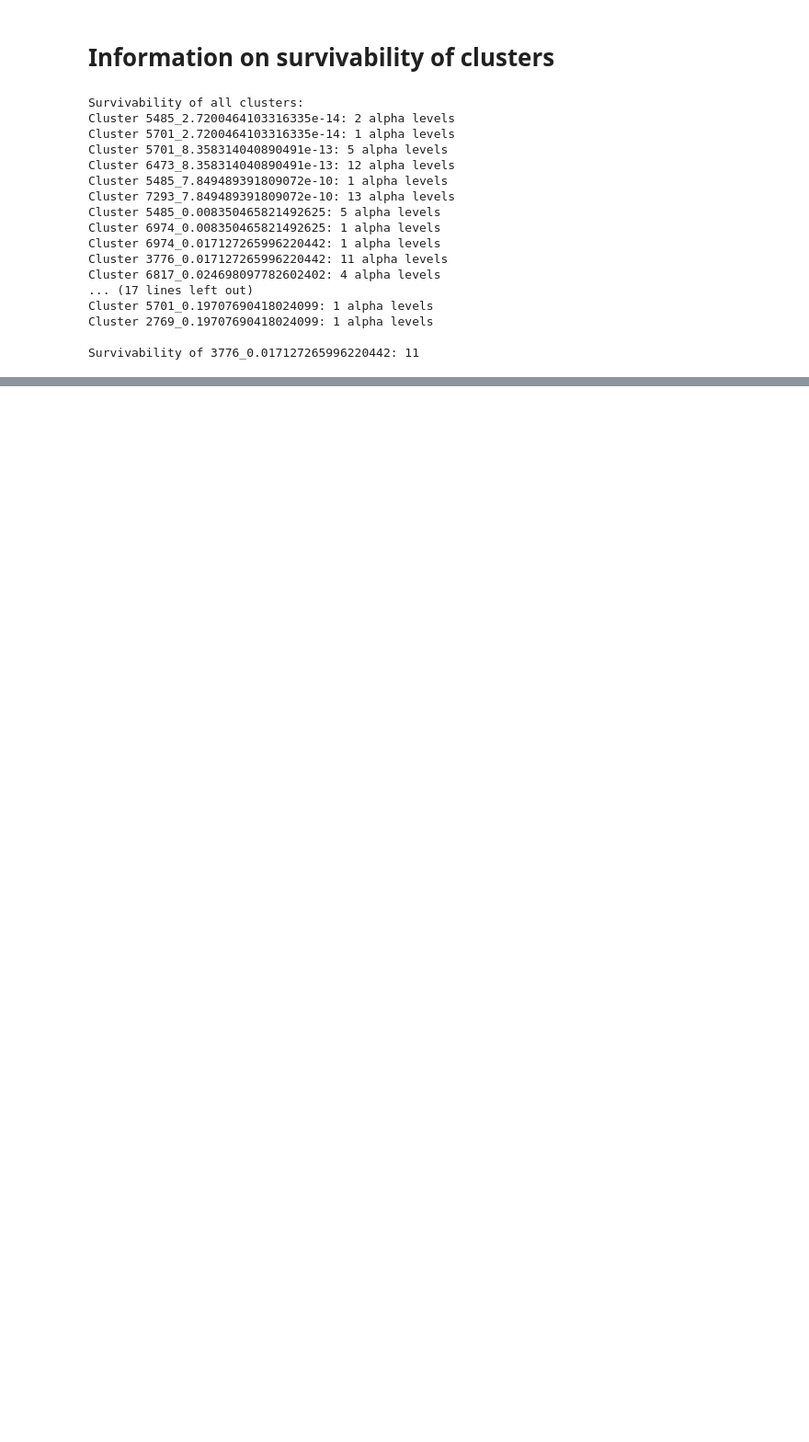
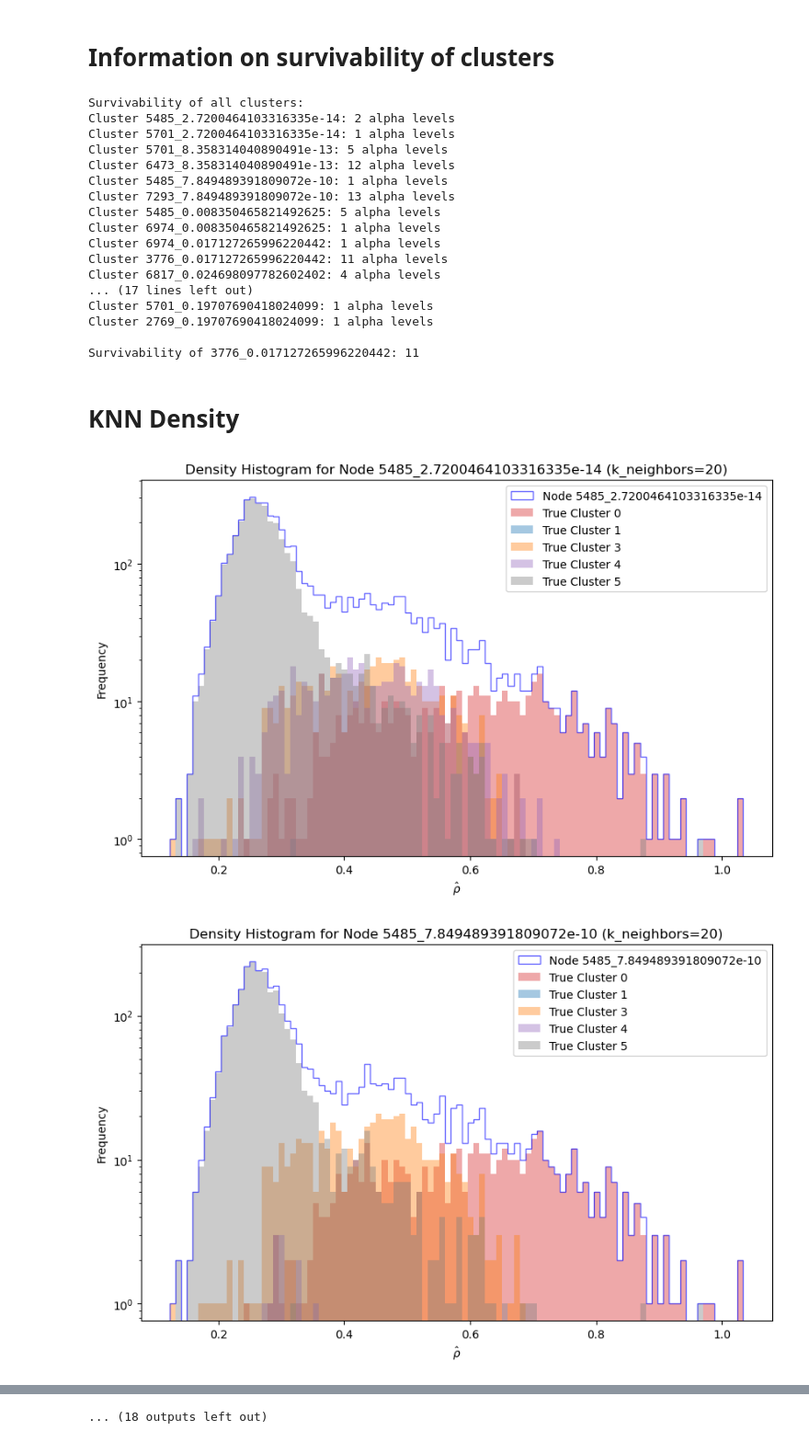
Before and after one commit to ratzenboe/local-clustering, a Jupyter notebook: use_treesigma.ipynb, the cells around one changed output, grey strips where cells are left out. Shown at 92% size. Drawn from its saved outputs; the diff is of its cells as text; code cells hidden in the pictures; blank space fills up the shorter version.

```diff
--- a/use_treesigma.ipynb
+++ b/use_treesigma.ipynb
@@ -361,3 +370,60 @@ Cluster 5701_0.19707690418024099: 1 alpha levels
 Cluster 2769_0.19707690418024099: 1 alpha levels
 
 Survivability of 3776_0.017127265996220442: 11
+# %% [markdown]
+# KNN Density
+# %%
+from scipy.spatial import KDTree
+
+X = df[['x', 'y', 'z']].values  # Using XYZ for spatial positions
+
+# Arrays with indices of the specific true clusters
+clusters = [idx_cluster_1, idx_cluster_2, idx_cluster_3, idx_cluster_4, idx_cluster_5, idx_bg]
+colors = ['tab:red', 'tab:blue', 'tab:green', 'tab:orange', 'tab:purple', 'tab:grey']
+
+# Build a KDTree for distance queries
+kd_tree = KDTree(X)
+
+max_neighbors = max(knn_list)
+k_neighbors = 20
+
+# Dictionary to save kNN density for each node
+knn_density_data = {}
+
+# Iterate through each node in the hierarchy
+for node in tree_sigma.hierarchy.traverse_top_down():
+    if node.parent is None:  # Skip the root node
+        continue
+    # Retrieve data indices for the current node
+    data_indices = node.data_indices
+
+    # Query distances for points in the node's cluster
+    k_dists, _ = kd_tree.query(X[data_indices], k=max_neighbors + 1, workers=-1)
+    k_dists = np.sort(k_dists[:, 1:], axis=1)  # Exclude self-distance (0) and sort
+
+    # Calculate KNN density
+    knn_density = 1 / np.sqrt(np.mean(np.square(k_dists[:, :k_neighbors - 1]), axis=1))
+
+    # Save the kNN density data for the node
+    knn_density_data[node.node_id] = knn_density
+
+    # Create a histogram plot for the current node
+    plt.figure(figsize=(10, 6))
+    _, bins, _ = plt.hist(knn_density, bins=100, alpha=0.6, color='blue', histtype='step', label=f"Node {node.node_id}", log=True)
+
+    # Overlay histograms for the densities of the true ground truth clusters
+    for i, true_cluster in enumerate(clusters):  # true_clusters = list(idx of real cluster 0,1,2,3,4 + bg)
+        true_cluster_indices = np.intersect1d(data_indices, true_cluster)  # Indices in both the current node and true cluster
+        if len(true_cluster_indices) > 0:  # Avoid empty histograms
+            # Plot histogram for this true cluster
+            knn_density_true = knn_density[np.isin(data_indices, true_cluster_indices)]
+            plt.hist(knn_density_true, bins=bins, alpha=0.4, color=colors[i], histtype='stepfilled', label=f"True Cluster {i}")
+
+    plt.xlabel(r'$\hat{\rho}$')
+    plt.ylabel("Frequency")
+    plt.title(f"Density Histogram for Node {node.node_id} (k_neighbors={k_neighbors})")
+    plt.legend()
+    plt.show()
+# %% [output]
+[figure, added]
+[figure, added]
@@ -363,0 +440 @@ Survivability of 3776_0.017127265996220442: 11
+... (18 outputs left out)
```
Also changed, not shown: parts of 19 cells of this notebook.
